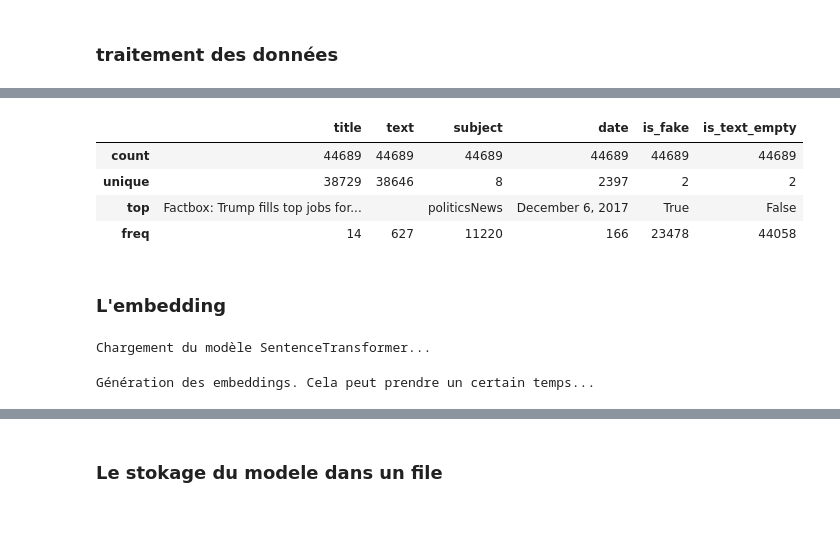
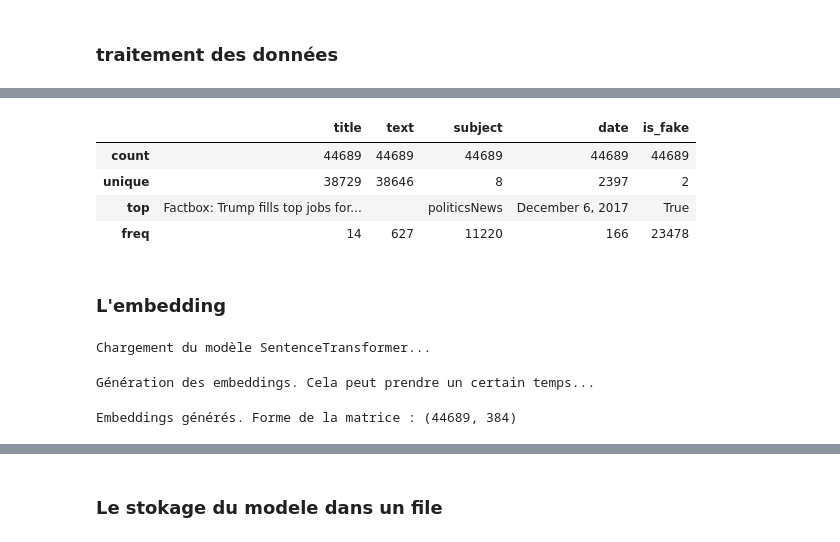
Before and after one commit to Martial2023/Hackathon-UNESCO-MIL, a Jupyter notebook: fake_news.ipynb, the cells around one changed output, grey strips where cells are left out. Cells and saved outputs as stored; diff of their text form; code cells hidden in the pictures.

```diff
--- a/fake_news.ipynb
+++ b/fake_news.ipynb
@@ -108,20 +105,0 @@ plt.show()
-# %%
-# Create a new column to identify empty texts
-# We use str(x).strip() to handle any whitespace
-true_false_news['is_text_empty'] = true_false_news['text'].apply(lambda x: len(str(x).strip()) == 0)
-
-# Count the occurrences of empty and non-empty texts
-text_counts = true_false_news['is_text_empty'].value_counts()
-
-# Set the labels for the x-axis
-labels = ['Textes non vides', 'Textes vides']
-
-# Create the bar chart
-plt.figure(figsize=(8, 6))
-sns.barplot(x=labels, y=text_counts.values, palette='viridis')
-
-# Add a title and labels
-plt.title('Nombre d\'articles avec texte vide vs. texte non vide')
-plt.xlabel('Type de texte')
-plt.ylabel('Nombre d\'articles')
-plt.show()
@@ -145,11 +117,11 @@ is_text_empty    209
 dtype: int64
 # %%
 ## La suppression de ces données *
-true_false_news = true_false_news.drop_duplicates()
+true_false_news.drop_duplicates(inplace = True)
 true_false_news.describe()
 # %% [output]
-|  | title | text | subject | date | is_fake | is_text_empty |
-| count | 44689 | 44689 | 44689 | 44689 | 44689 | 44689 |
-| unique | 38729 | 38646 | 8 | 2397 | 2 | 2 |
-| top | Factbox: Trump fills top jobs for... |  | politicsNews | December 6, 2017 | True | False |
-| freq | 14 | 627 | 11220 | 166 | 23478 | 44058 |
+|  | title | text | subject | date | is_fake |
+| count | 44689 | 44689 | 44689 | 44689 | 44689 |
+| unique | 38729 | 38646 | 8 | 2397 | 2 |
+| top | Factbox: Trump fills top jobs for... |  | politicsNews | December 6, 2017 | True |
+| freq | 14 | 627 | 11220 | 166 | 23478 |
@@ -174,6 +148,7 @@ print("\nEmbeddings générés. Forme de la matrice :", X_embeddings.shape)
 # %% [output]
 Chargement du modèle SentenceTransformer...
 Génération des embeddings. Cela peut prendre un certain temps...
+Embeddings générés. Forme de la matrice : (44689, 384)
 # %%
 from sklearn.model_selection import train_test_split
 from sklearn.linear_model import PassiveAggressiveClassifier
```
Also changed, not shown: parts of 9 cells of this notebook, 6 other files.
